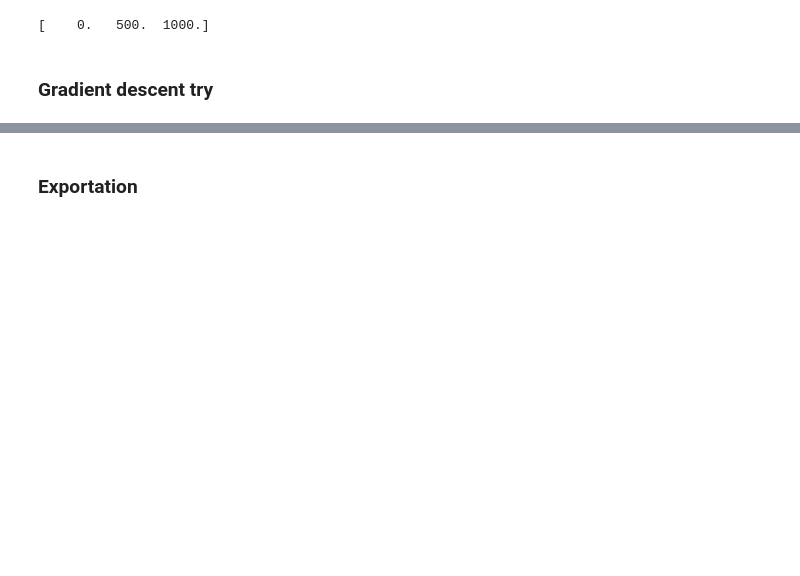
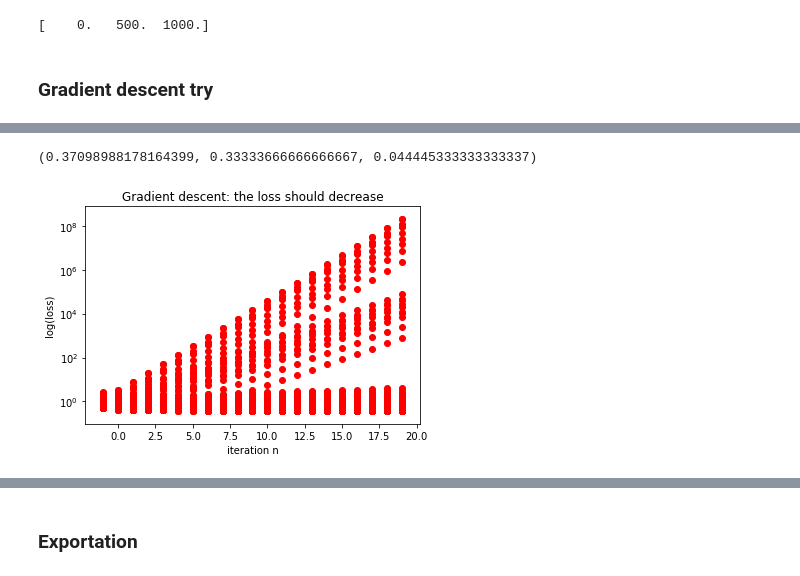
Before and after one commit to NiccoloSacchi/ml-boson, a Jupyter notebook: scripts/findBoson-val.ipynb, the cells around one changed output, grey strips where cells are left out. Cells and saved outputs as stored; diff of their text form; code cells hidden in the pictures; blank space fills up the shorter version.

```diff
--- a/scripts/findBoson-val.ipynb
+++ b/scripts/findBoson-val.ipynb
@@ -191,0 +272,37 @@ Gradient Descent(4/4): loss=9624095788.514553, weights=[-0.99999996001429248, -1
+# %%
+from implementations_sol import *
+
+tx = build_poly(x,1)
+max_iters = 20
+
+nb_gammas = 10
+nb_weights = 10
+gammas = np.linspace(0.5,1e-5,nb_gammas)
+weights = np.linspace(0.4,1e-6,nb_weights)
+
+best_w
+best_loss = 10**100
+best_gamma = 0
+best_weight = 0
+
+for weight in weights:
+    for gamma in gammas:
+        initial_w = np.random.rand(tx.shape[1])-np.ones(tx.shape[1])
+        initial_w = initial_w*weight
+        loss,w = gradient_descent(y, tx, initial_w, max_iters, gamma)
+        if loss>10:
+            print(weight)
+            print(gamma)
+            print("------")
+        if loss<best_loss:
+            best_loss = loss
+            best_w = w
+            best_gamma = gamma
+            best_weight = weight
+
+
+
+best_loss,best_gamma,best_weight
+# %% [output]
+(0.37098988178164399, 0.33333666666666667, 0.044445333333333337)
+[figure, added]
```
Also changed, not shown: parts of 18 cells of this notebook, 4 other files.
